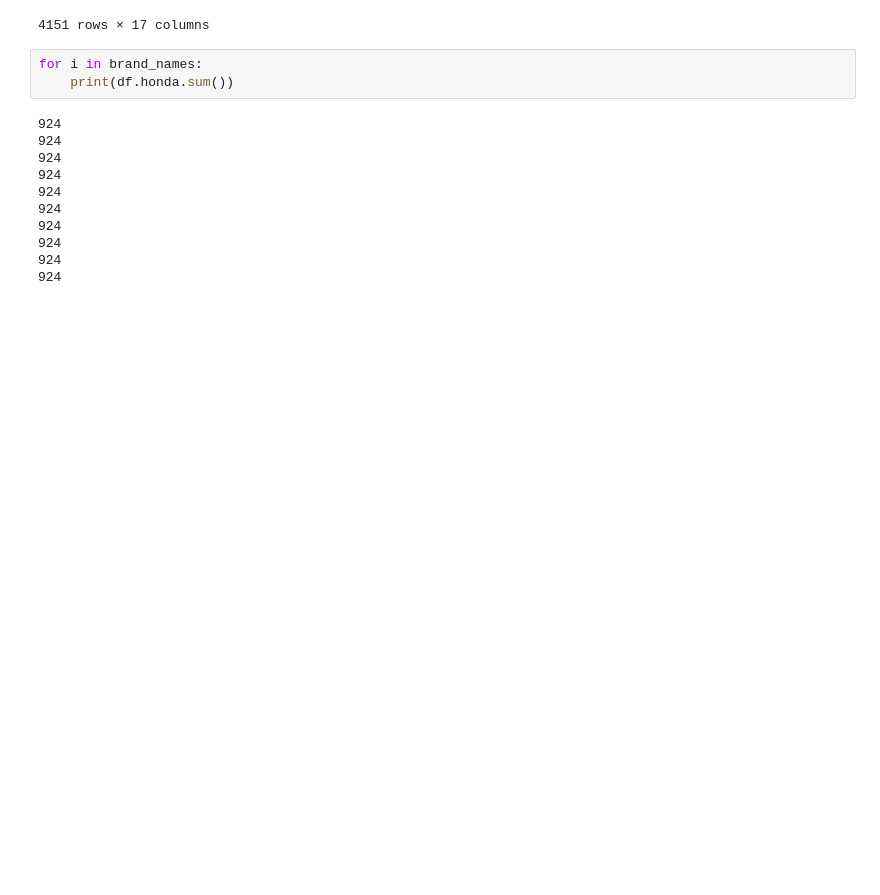
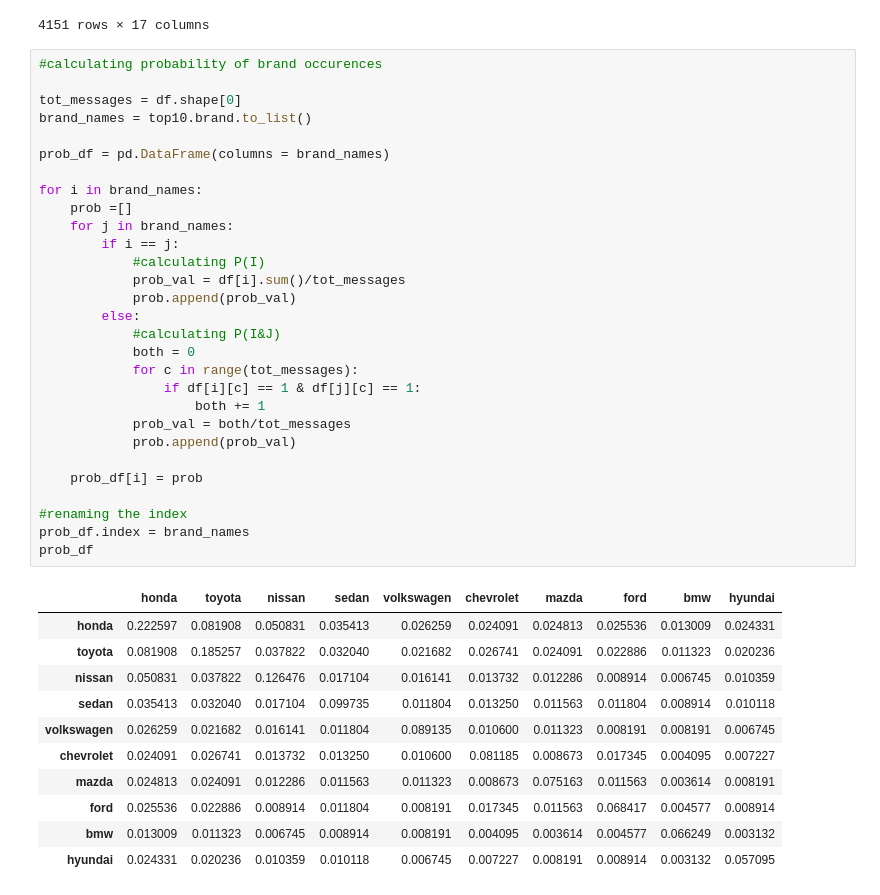
Before and after one commit to zack-tan/car-forums-text-analysis, a Jupyter notebook: ananya_a&b.ipynb, the cells around one changed output. Cells and saved outputs as stored; diff of their text form; blank space fills up the shorter version.

```diff
--- a/ananya_a&b.ipynb
+++ b/ananya_a&b.ipynb
@@ -146,17 +146,44 @@ df
 | 4149 | 2021-02-01 | mlevine | I would lean toward subaru. Need ... | 512 | Member | [would, lean, toward, subaru, nee... | [would, lean, toward, subaru, nee... | 1 | ... |
 | 4150 | 2021-02-01 | mcdawgg | RayeEliza said:I am doing major r... | 1,712 | Member | [rayeeliza, saidi, major, researc... | [rayeeliza, saidi, major, researc... | 0 | ... |
 4151 rows × 17 columns
-# %%
-for i in brand_names:
-    print(df.honda.sum())
-# %% [output]
-924
-924
-924
-924
-924
-924
-924
-924
-924
-924
+# %%
+#calculating probability of brand occurences
+
+tot_messages = df.shape[0]
+brand_names = top10.brand.to_list()
+
+prob_df = pd.DataFrame(columns = brand_names)
+
+for i in brand_names:
+    prob =[]
+    for j in brand_names:
+        if i == j:
+            #calculating P(I)
+            prob_val = df[i].sum()/tot_messages
+            prob.append(prob_val)
+        else:
+            #calculating P(I&J)
+            both = 0
+            for c in range(tot_messages):
+                if df[i][c] == 1 & df[j][c] == 1:
+                    both += 1
+            prob_val = both/tot_messages
+            prob.append(prob_val)
+
+    prob_df[i] = prob
+
+#renaming the index
+prob_df.index = brand_names
+prob_df
+# %% [output]
+|  | honda | toyota | nissan | sedan | volkswagen | chevrolet | mazda | ford | bmw | hyundai |
+| honda | 0.222597 | 0.081908 | 0.050831 | 0.035413 | 0.026259 | 0.024091 | 0.024813 | 0.025536 | 0.013009 | 0.024331 |
+| toyota | 0.081908 | 0.185257 | 0.037822 | 0.032040 | 0.021682 | 0.026741 | 0.024091 | 0.022886 | 0.011323 | 0.020236 |
+| nissan | 0.050831 | 0.037822 | 0.126476 | 0.017104 | 0.016141 | 0.013732 | 0.012286 | 0.008914 | 0.006745 | 0.010359 |
+| sedan | 0.035413 | 0.032040 | 0.017104 | 0.099735 | 0.011804 | 0.013250 | 0.011563 | 0.011804 | 0.008914 | 0.010118 |
+| volkswagen | 0.026259 | 0.021682 | 0.016141 | 0.011804 | 0.089135 | 0.010600 | 0.011323 | 0.008191 | 0.008191 | 0.006745 |
+| chevrolet | 0.024091 | 0.026741 | 0.013732 | 0.013250 | 0.010600 | 0.081185 | 0.008673 | 0.017345 | 0.004095 | 0.007227 |
+| mazda | 0.024813 | 0.024091 | 0.012286 | 0.011563 | 0.011323 | 0.008673 | 0.075163 | 0.011563 | 0.003614 | 0.008191 |
+| ford | 0.025536 | 0.022886 | 0.008914 | 0.011804 | 0.008191 | 0.017345 | 0.011563 | 0.068417 | 0.004577 | 0.008914 |
+| bmw | 0.013009 | 0.011323 | 0.006745 | 0.008914 | 0.008191 | 0.004095 | 0.003614 | 0.004577 | 0.066249 | 0.003132 |
+| hyundai | 0.024331 | 0.020236 | 0.010359 | 0.010118 | 0.006745 | 0.007227 | 0.008191 | 0.008914 | 0.003132 | 0.057095 |
```
Also changed, not shown: parts of 2 cells of this notebook.
